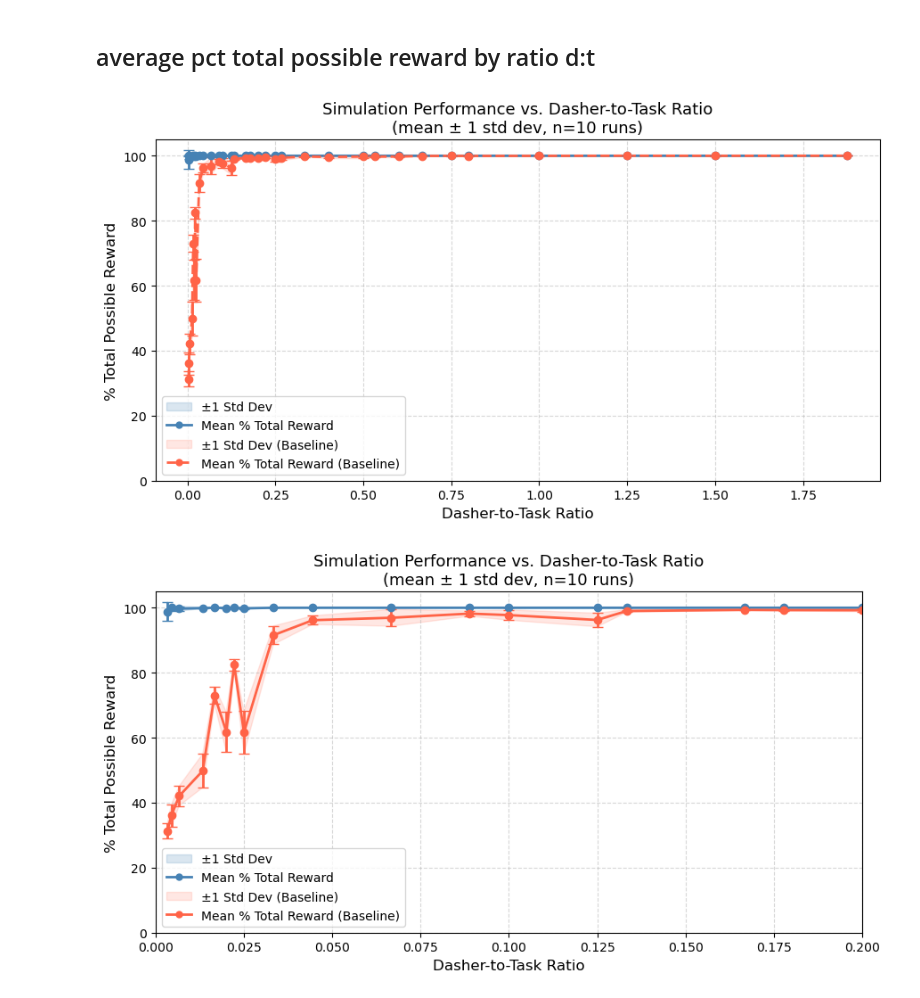
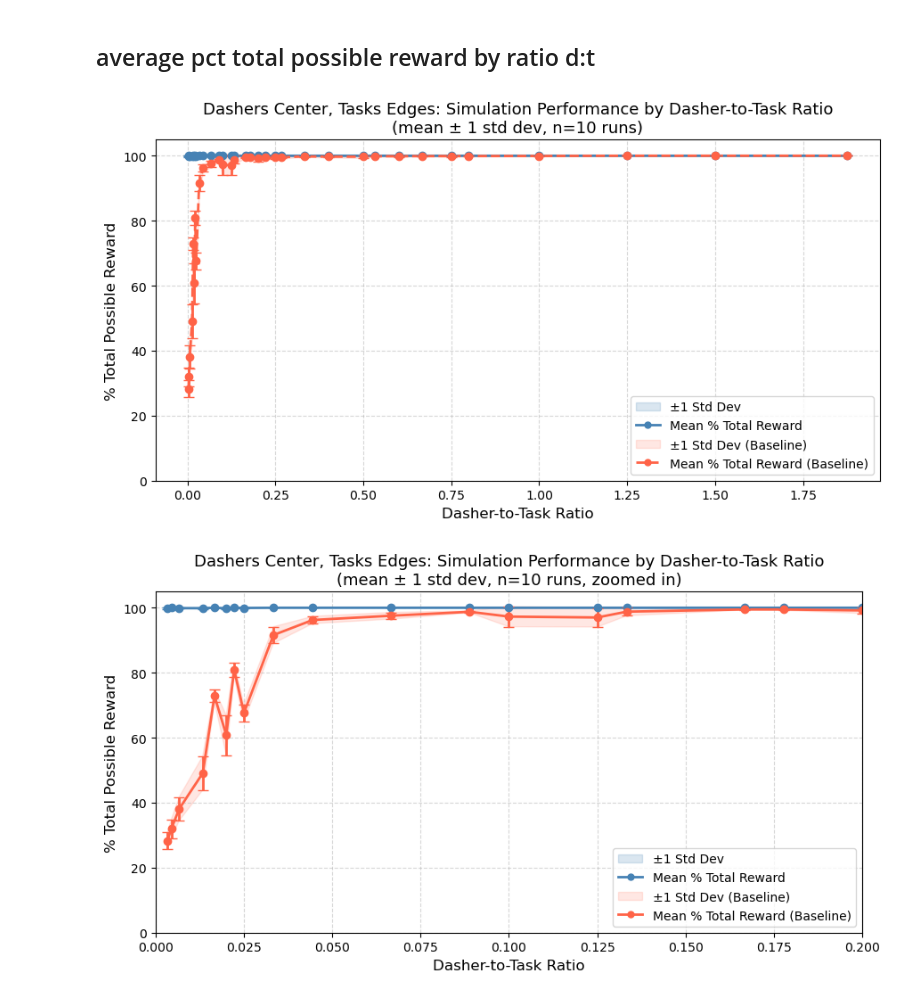
Before and after one commit to kaylamullen/independent-study, a Jupyter notebook: result_analysis.ipynb, the cells around one changed output. Saved outputs shown, nothing was run; the diff lists cells and outputs as text; code cells hidden in the pictures.

```diff
--- a/result_analysis.ipynb
+++ b/result_analysis.ipynb
@@ -6,8 +6,8 @@ import matplotlib.pyplot as plt
 # %% [markdown]
 ## Diff dasher ratios
 # %%
-sd = pd.read_csv('results10x/smartdispatch/highlow-D1-T5.csv').sort_values(by='ratio_dashers_tasks')
-b = pd.read_csv('results10x/baseline/highlow-D1-T5.csv').sort_values(by='ratio_dashers_tasks')
+sd = pd.read_csv('results10x/smartdispatch/Dcenter-Tedges-D1-T5.csv').sort_values(by='ratio_dashers_tasks')
+b = pd.read_csv('results10x/baseline/Dcenter-Tedges-D1-T5.csv').sort_values(by='ratio_dashers_tasks')
 # %% [markdown]
 ## average pct total possible reward by ratio d:t
 # %%
@@ -56,7 +56,7 @@ ax.errorbar(b_avgs['ratio_dashers_tasks'], b_avgs['pct_total_possible_reward'],
 
 ax.set_xlabel('Dasher-to-Task Ratio', fontsize=12)
 ax.set_ylabel('% Total Possible Reward', fontsize=12)
-ax.set_title('Simulation Performance vs. Dasher-to-Task Ratio\n(mean ± 1 std dev, n=10 runs)', fontsize=13)
+ax.set_title('Dashers Center, Tasks Edges: Simulation Performance by Dasher-to-Task Ratio\n(mean ± 1 std dev, n=10 runs)', fontsize=13)
 ax.legend()
 ax.grid(True, linestyle='--', alpha=0.5)
 ax.set_ylim(0, 105)
@@ -64,7 +64,7 @@ ax.set_ylim(0, 105)
 plt.tight_layout()
 plt.show()
 # %% [output]
-[figure, old version]
+[figure, new version]
 # %%
 
 fig, ax = plt.subplots(figsize=(9, 5))
@@ -84,33 +84,33 @@ ax.plot(sd_avgs['ratio_dashers_tasks'],
 # Shaded std dev band for baseline
 ax.fill_between(b_avgs['ratio_dashers_tasks'],
                 b_avgs['pct_total_possible_reward'] - b_stds['pct_total_possible_reward'],
                 b_avgs['pct_total_possible_reward'] + b_stds['pct_total_possible_reward'],
                 alpha=0.15, color='tomato', label='±1 Std Dev (Baseline)')
 
 # Baseline mean line + markers
 ax.plot(b_avgs['ratio_dashers_tasks'],
         b_avgs['pct_total_possible_reward'],
         color='tomato', linewidth=2, marker='o',
         markersize=5, label='Mean % Total Reward (Baseline)')
 
 ax.errorbar(sd_avgs['ratio_dashers_tasks'], sd_avgs['pct_total_possible_reward'],
             yerr=sd_stds['pct_total_possible_reward'], fmt='o', color='steelblue', capsize=4, linewidth=2)
 
 
 ax.errorbar(b_avgs['ratio_dashers_tasks'], b_avgs['pct_total_possible_reward'],
             yerr=b_stds['pct_total_possible_reward'], fmt='o', color='tomato', capsize=4, linewidth=2)
 
 
 ax.set_xlabel('Dasher-to-Task Ratio', fontsize=12)
 ax.set_ylabel('% Total Possible Reward', fontsize=12)
-ax.set_title('Simulation Performance vs. Dasher-to-Task Ratio\n(mean ± 1 std dev, n=10 runs)', fontsize=13)
+ax.set_title('Dashers Center, Tasks Edges: Simulation Performance by Dasher-to-Task Ratio\n(mean ± 1 std dev, n=10 runs, zoomed in)', fontsize=13)
 ax.legend()
 ax.set_xlim(0, 0.2)
 ax.grid(True, linestyle='--', alpha=0.5)
 ax.set_ylim(0, 105)
 
 plt.tight_layout()
 plt.show()
 # %% [output]
-[figure, old version]
+[figure, new version]
 # %%
```
Also changed, not shown: parts of 5 cells of this notebook, 3 other files.
